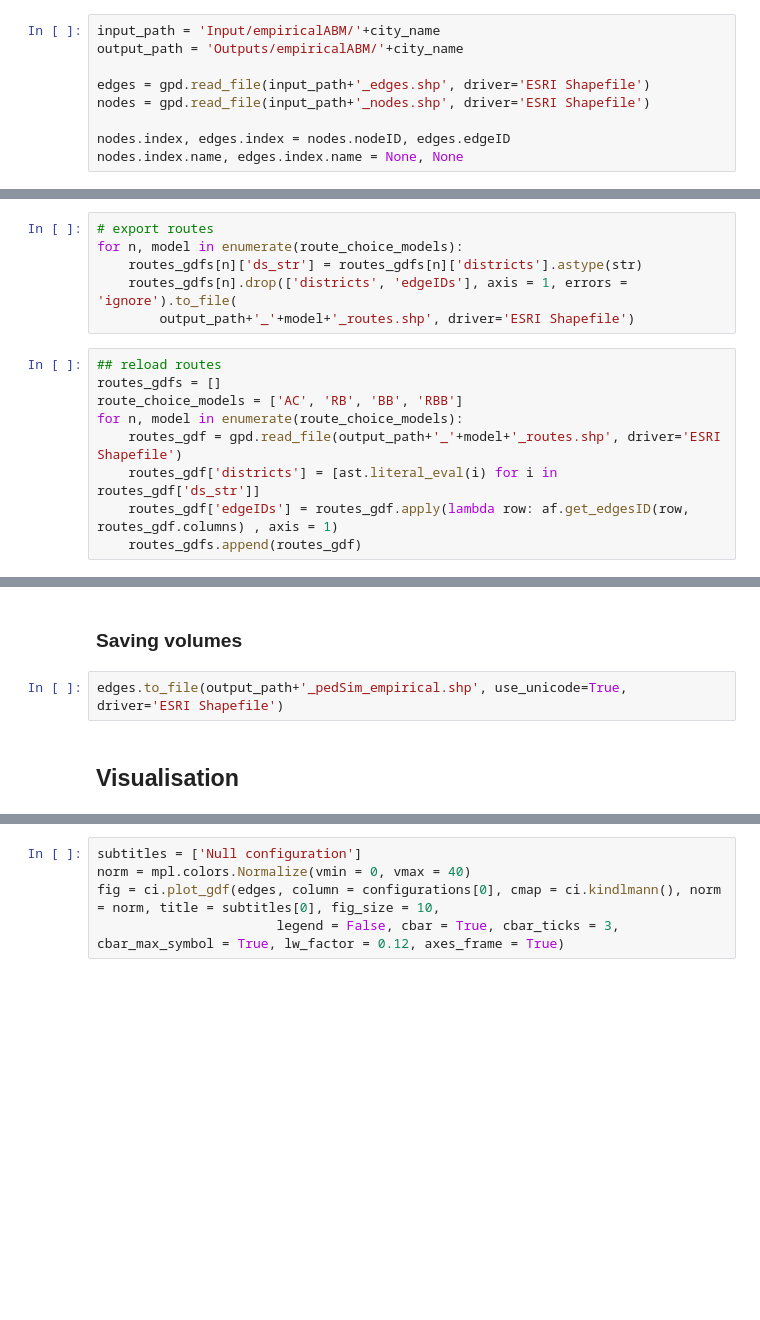
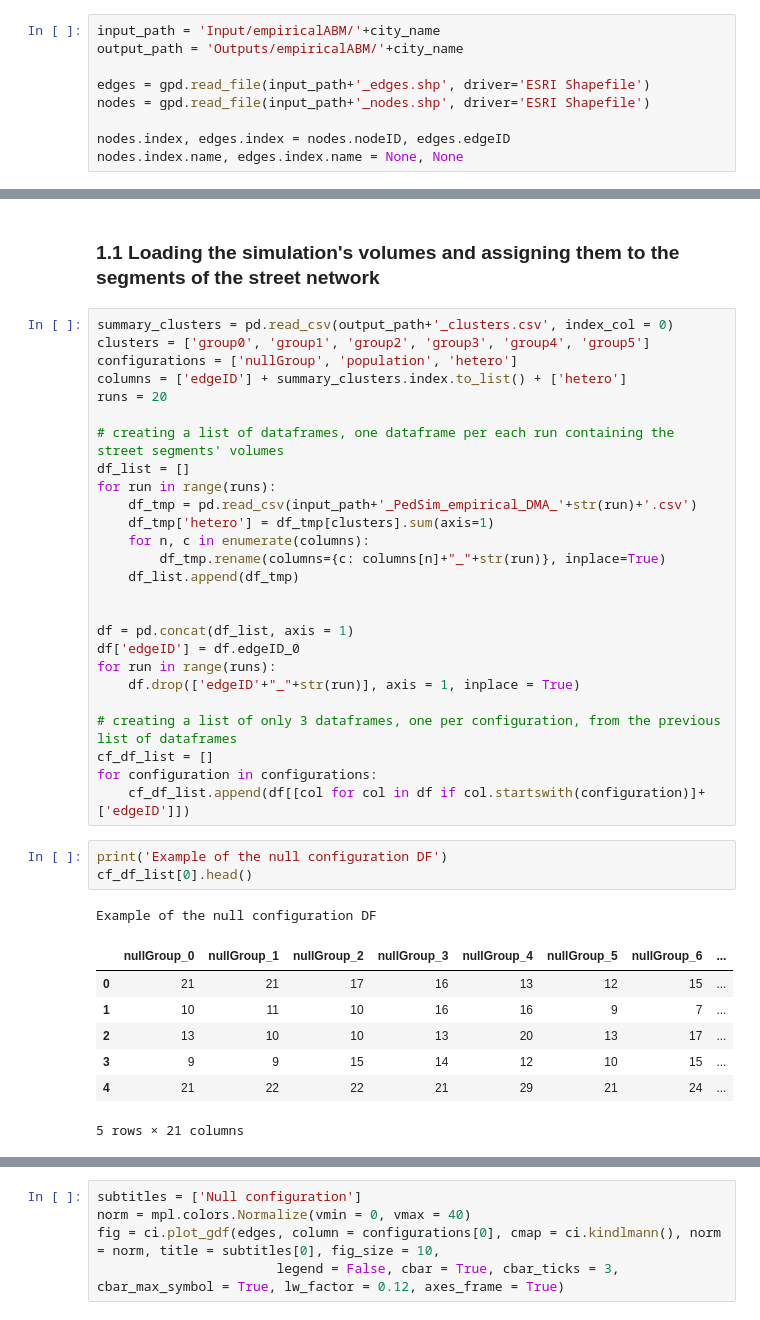
Before and after one commit to g-filomena/PedSimCity-Evaluation, a Jupyter notebook: 03-EmpiricalABM_Evaluation.ipynb, the cells around one changed output, grey strips where cells are left out. Cells and saved outputs as stored; diff of their text form; blank space fills up the shorter version.

```diff
--- a/03-EmpiricalABM_Evaluation.ipynb
+++ b/03-EmpiricalABM_Evaluation.ipynb
@@ -369,15 +34,0 @@ median routes' deviation from SP 1.18
-# %%
-# export routes
-for n, model in enumerate(route_choice_models):
-    routes_gdfs[n]['ds_str'] = routes_gdfs[n]['districts'].astype(str)
-    routes_gdfs[n].drop(['districts', 'edgeIDs'], axis = 1, errors = 'ignore').to_file(
-        output_path+'_'+model+'_routes.shp', driver='ESRI Shapefile')
-# %%
-## reload routes
-routes_gdfs = []
-route_choice_models = ['AC', 'RB', 'BB', 'RBB']
-for n, model in enumerate(route_choice_models):
-    routes_gdf = gpd.read_file(output_path+'_'+model+'_routes.shp', driver='ESRI Shapefile')
-    routes_gdf['districts'] = [ast.literal_eval(i) for i in routes_gdf['ds_str']]
-    routes_gdf['edgeIDs'] = routes_gdf.apply(lambda row: af.get_edgesID(row, routes_gdf.columns) , axis = 1)
-    routes_gdfs.append(routes_gdf)
@@ -386,6 +35,40 @@ for n, model in enumerate(route_choice_models):
-# %% [markdown]
-### Saving volumes
-# %%
-edges.to_file(output_path+'_pedSim_empirical.shp', use_unicode=True, driver='ESRI Shapefile')
-# %% [markdown]
-## Visualisation
+# %% [markdown]
+### 1.1 Loading  the simulation's volumes and assigning them to the segments of the street network
+# %%
+summary_clusters = pd.read_csv(output_path+'_clusters.csv', index_col = 0)
+clusters = ['group0', 'group1', 'group2', 'group3', 'group4', 'group5']
+configurations = ['nullGroup', 'population', 'hetero']
+columns = ['edgeID'] + summary_clusters.index.to_list() + ['hetero']
+runs = 20
+
+# creating a list of dataframes, one dataframe per each run containing the street segments' volumes
+df_list = []
+for run in range(runs):
+    df_tmp = pd.read_csv(input_path+'_PedSim_empirical_DMA_'+str(run)+'.csv')
+    df_tmp['hetero'] = df_tmp[clusters].sum(axis=1)
+    for n, c in enumerate(columns):
+        df_tmp.rename(columns={c: columns[n]+"_"+str(run)}, inplace=True)
+    df_list.append(df_tmp)
+
+
+df = pd.concat(df_list, axis = 1)
+df['edgeID'] = df.edgeID_0
+for run in range(runs):
+    df.drop(['edgeID'+"_"+str(run)], axis = 1, inplace = True)
+
+# creating a list of only 3 dataframes, one per configuration, from the previous list of dataframes
+cf_df_list = []
+for configuration in configurations:
+    cf_df_list.append(df[[col for col in df if col.startswith(configuration)]+['edgeID']])
+# %%
+print('Example of the null configuration DF')
+cf_df_list[0].head()
+# %% [output]
+Example of the null configuration DF
+|  | nullGroup_0 | nullGroup_1 | nullGroup_2 | nullGroup_3 | nullGroup_4 | nullGroup_5 | nullGroup_6 | ... |
+| 0 | 21 | 21 | 17 | 16 | 13 | 12 | 15 | ... |
+| 1 | 10 | 11 | 10 | 16 | 16 | 9 | 7 | ... |
+| 2 | 13 | 10 | 10 | 13 | 20 | 13 | 17 | ... |
+| 3 | 9 | 9 | 15 | 14 | 12 | 10 | 15 | ... |
+| 4 | 21 | 22 | 22 | 21 | 29 | 21 | 24 | ... |
+5 rows × 21 columns
```
Also changed, not shown: parts of 71 cells of this notebook, 43 other files.
